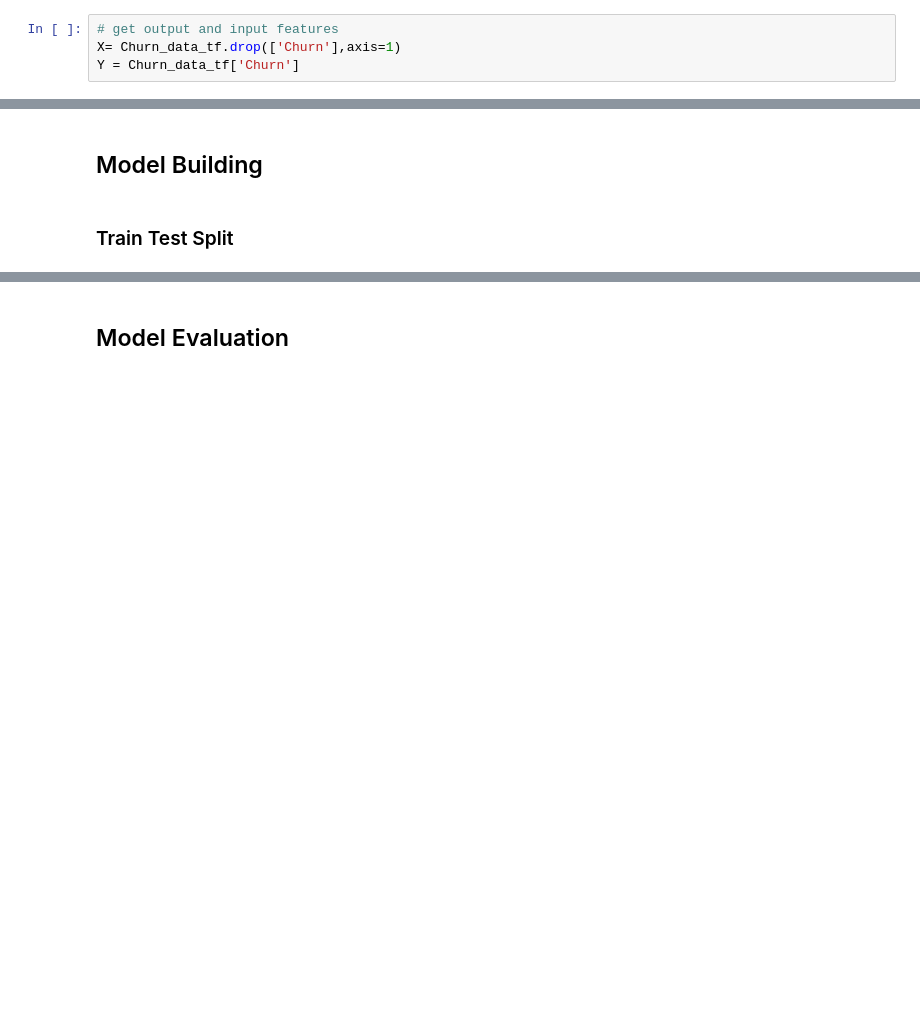
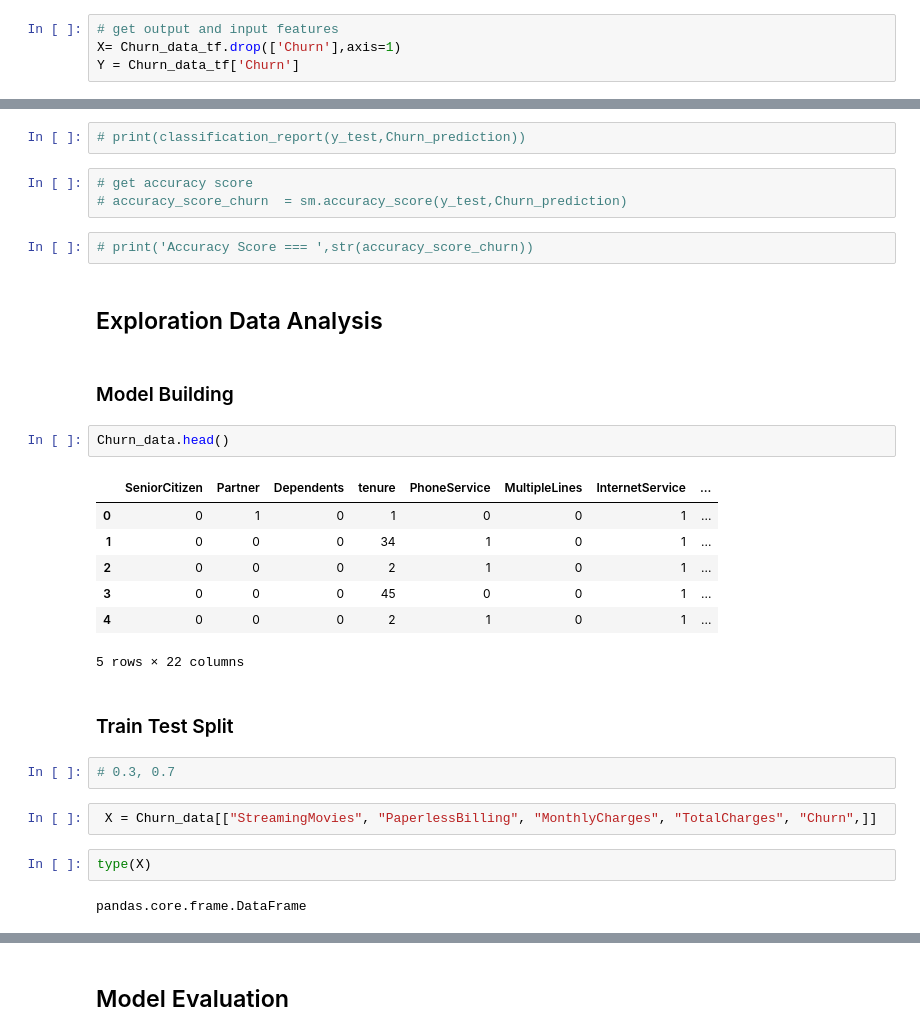
Before and after one commit to OOlatubosun/tesco_telco_churn_prediction, a Jupyter notebook: experimental.ipynb, the cells around one changed output, grey strips where cells are left out. Cells and saved outputs as stored; diff of their text form; blank space fills up the shorter version.

```diff
--- a/experimental.ipynb
+++ b/experimental.ipynb
@@ -439,4 +462,31 @@ Y = Churn_data_tf['Churn']
+# %%
+# print(classification_report(y_test,Churn_prediction))
+# %%
+# get accuracy score
+# accuracy_score_churn  = sm.accuracy_score(y_test,Churn_prediction)
+# %%
+# print('Accuracy Score === ',str(accuracy_score_churn))
+# %% [markdown]
+## Exploration Data Analysis
 # %% [markdown]
-## Model Building
+### Model Building
+# %%
+Churn_data.head()
+# %% [output]
+|  | SeniorCitizen | Partner | Dependents | tenure | PhoneService | MultipleLines | InternetService | ... |
+| 0 | 0 | 1 | 0 | 1 | 0 | 0 | 1 | ... |
+| 1 | 0 | 0 | 0 | 34 | 1 | 0 | 1 | ... |
+| 2 | 0 | 0 | 0 | 2 | 1 | 0 | 1 | ... |
+| 3 | 0 | 0 | 0 | 45 | 0 | 0 | 1 | ... |
+| 4 | 0 | 0 | 0 | 2 | 1 | 0 | 1 | ... |
+5 rows × 22 columns
 # %% [markdown]
 ### Train Test Split
+# %%
+# 0.3, 0.7
+# %%
+ X = Churn_data[["StreamingMovies", "PaperlessBilling", "MonthlyCharges", "TotalCharges", "Churn",]]
+# %%
+type(X)
+# %% [output]
+pandas.core.frame.DataFrame
```
Also changed, not shown: parts of 51 cells of this notebook, 1 other file.
